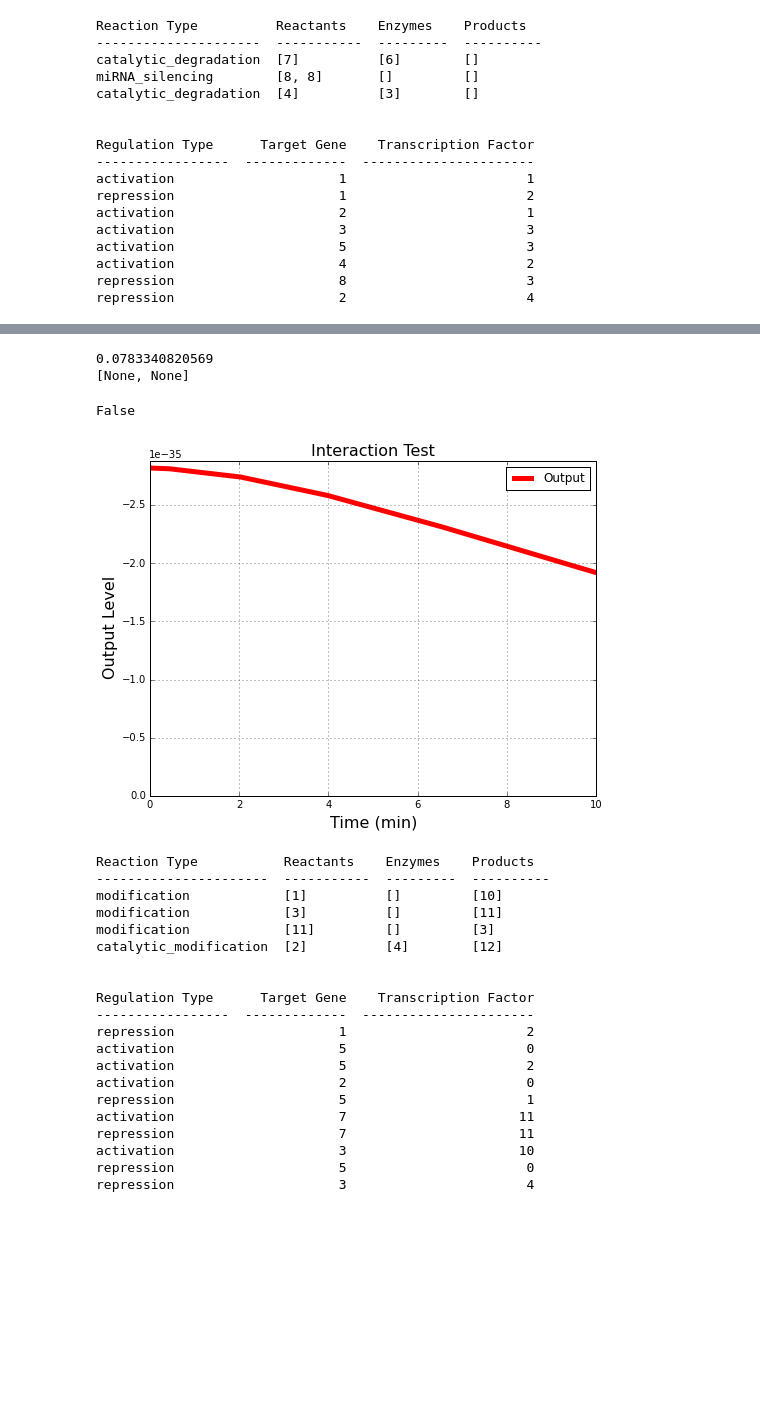
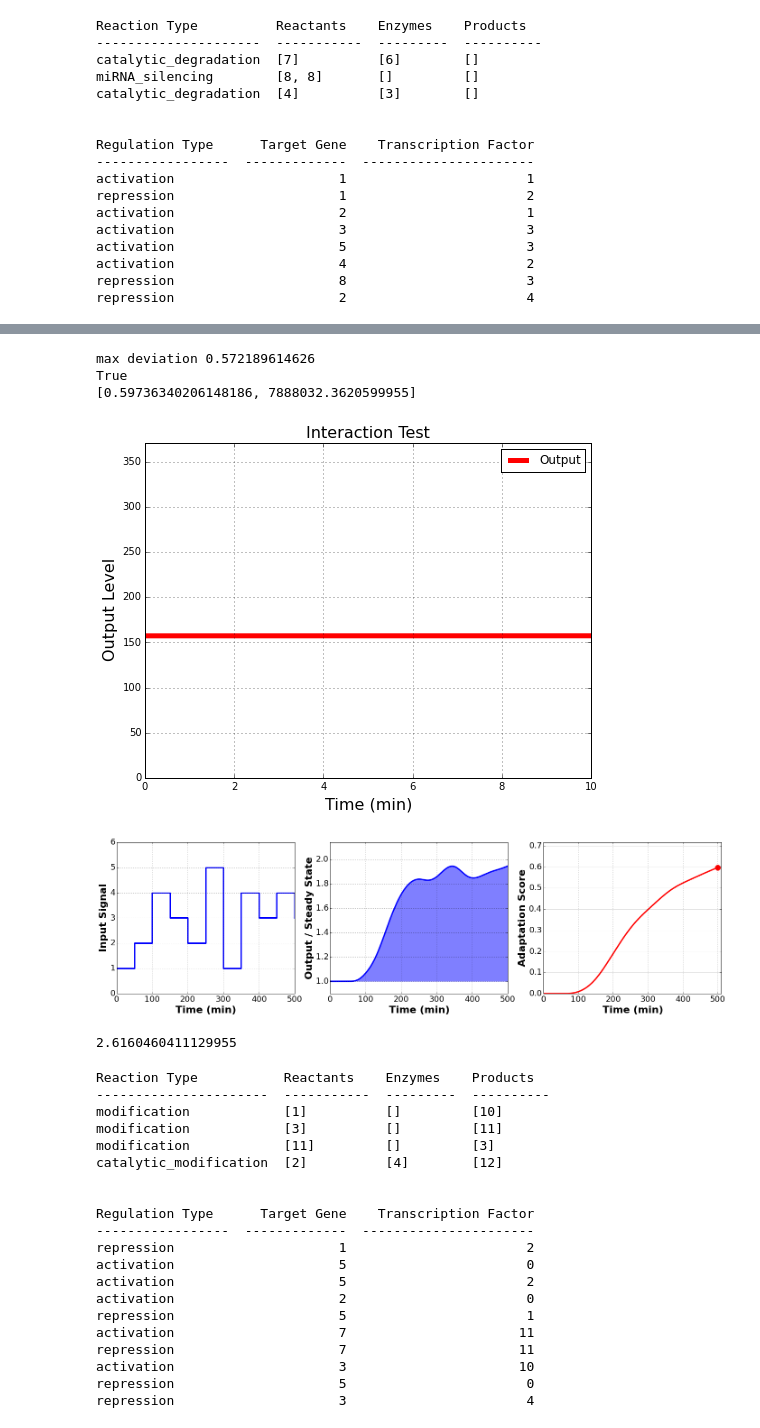
Before and after one commit to sbernasek/evolution_of_grn, a Jupyter notebook: input_node_test.ipynb, the cells around one changed output, grey strips where cells are left out. Cells and saved outputs as stored; diff of their text form; code cells hidden in the pictures; blank space fills up the shorter version.

```diff
--- a/input_node_test.ipynb
+++ b/input_node_test.ipynb
@@ -47,19 +59,27 @@ array([  1.00000000e+00,  -5.72467266e-37,   7.83340821e-02,
 # %%
 cell = Cell(1, permanent_genes=2, input_nodes=1)
 
-for _ in range(0, 100):
+for _ in range(0, 10):
     _, cell = cell.divide(2)
-print(cell.get_steady_states(input_node=0, input_magnitude=1)[2])
-scores = adaptation_test(cell, input_random=True, plot=True)
-print(scores)
+
+
+steady_states = cell.get_steady_states(input_node=0, input_magnitude=0)
+
+connected = cell.interaction_check_numerical(input_node=0, output_node=2, steady_states=steady_states, plot=True)
+print(connected)
+if connected is True:
+    scores = adaptation_test(cell, input_random=True, plot=True)
+    print(scores)
 # %% [output]
-0.0783340820569
-[None, None]
+max deviation 0.572189614626
+True
+[0.59736340206148186, 7888032.3620599955]
+[figure, added]
+[figure, added]
-# %%
-cell.interaction_check_numerical(input_node=0, output_node=2, plot=True)
-# %% [output]
-False
-[figure, removed]
+# %%
+steady_states
+# %% [output]
+2.6160460411129955
 # %%
 cell.show_reactions(grn_indices=True)
 # %% [output]
```
Also changed, not shown: parts of 9 cells of this notebook, 4 other files.
